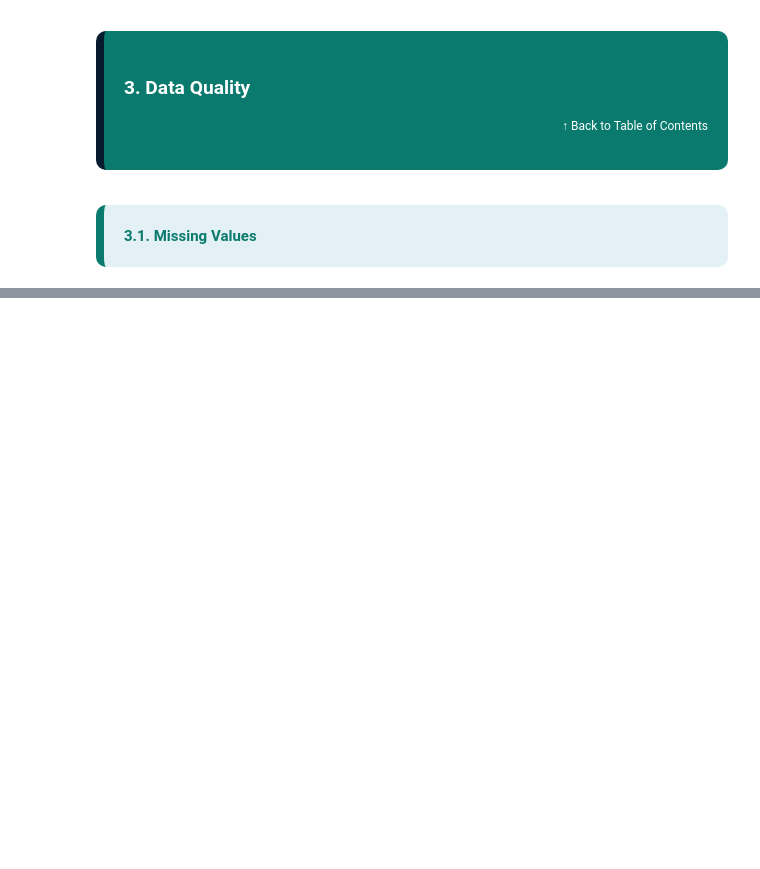
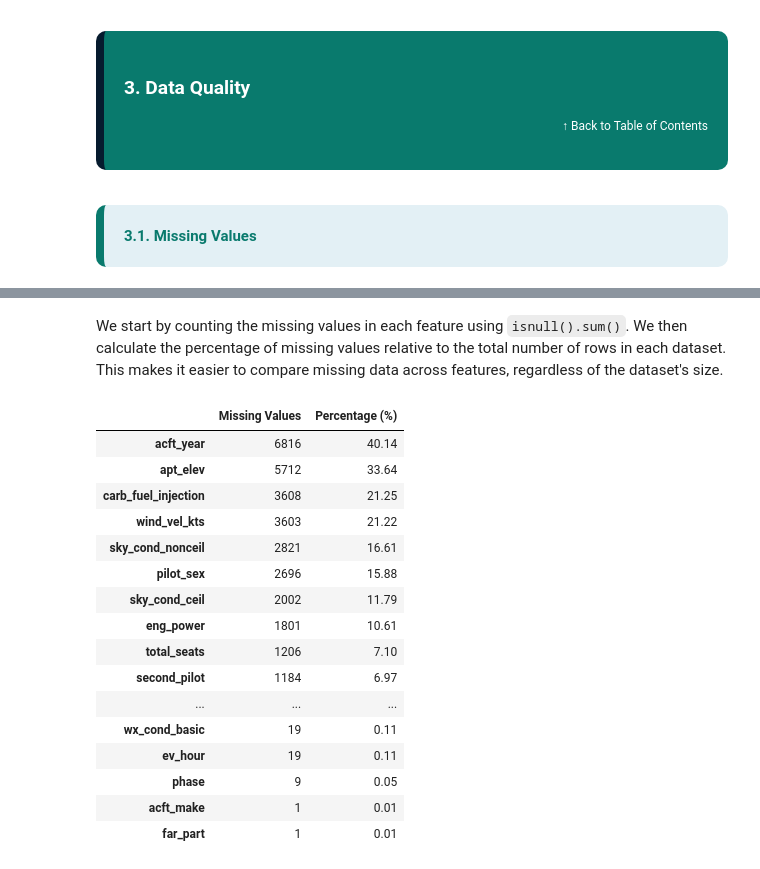
Before and after one commit to martim-dot/ML_Project, a Jupyter notebook: primeiraparte.ipynb, the cells around one changed output, grey strips where cells are left out. Cells and saved outputs as stored; diff of their text form; code cells hidden in the pictures; blank space fills up the shorter version.

```diff
--- a/primeiraparte.ipynb
+++ b/primeiraparte.ipynb
@@ -468,0 +495,30 @@ This means our classes are imbalanced, and we need to take that into account whe
+# %% [markdown]
+We start by counting the missing values in each feature using `isnull().sum()`. We then calculate the percentage of missing values relative to the total number of rows in each dataset. This makes it easier to compare missing data across features, regardless of the dataset's size.
+# %%
+missing_count = learn.isnull().sum()
+missing_percent = (learn.isnull().sum() / len(learn)) * 100
+
+missing_summary = pd.DataFrame({
+    'Missing Values': missing_count,
+    'Percentage (%)': missing_percent.round(2)
+})
+
+missing_summary[missing_summary['Missing Values'] > 0].sort_values('Percentage (%)', ascending=False)
+# %% [output]
+|  | Missing Values | Percentage (%) |
+| acft_year | 6816 | 40.14 |
+| apt_elev | 5712 | 33.64 |
+| carb_fuel_injection | 3608 | 21.25 |
+| wind_vel_kts | 3603 | 21.22 |
+| sky_cond_nonceil | 2821 | 16.61 |
+| pilot_sex | 2696 | 15.88 |
+| sky_cond_ceil | 2002 | 11.79 |
+| eng_power | 1801 | 10.61 |
+| total_seats | 1206 | 7.10 |
+| second_pilot | 1184 | 6.97 |
+| ... | ... | ... |
+| wx_cond_basic | 19 | 0.11 |
+| ev_hour | 19 | 0.11 |
+| phase | 9 | 0.05 |
+| acft_make | 1 | 0.01 |
+| far_part | 1 | 0.01 |
```
Also changed, not shown: parts of 3 cells of this notebook.
